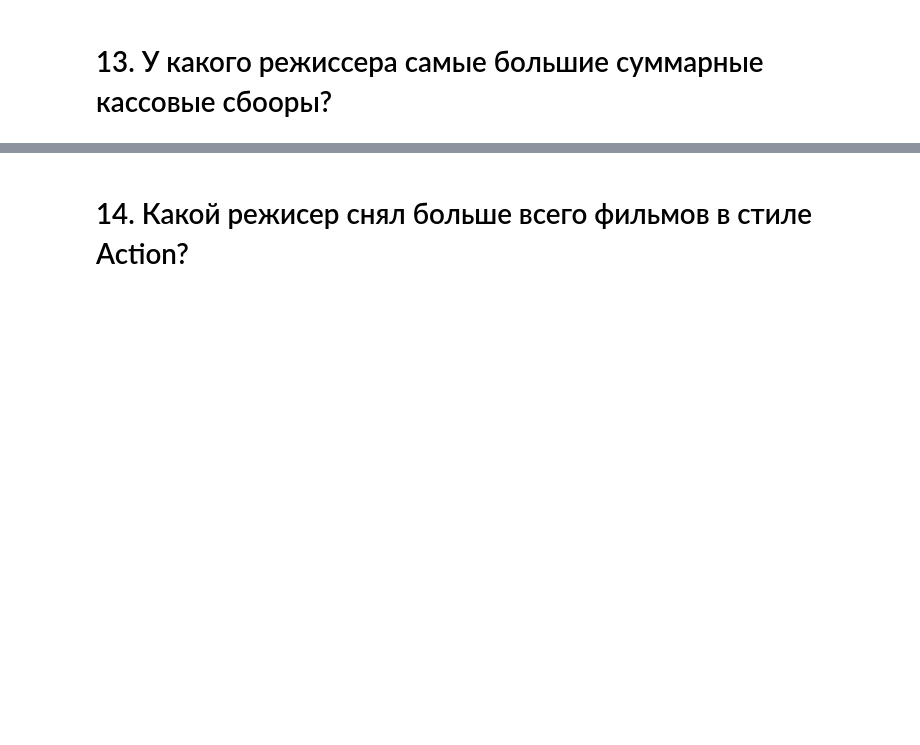
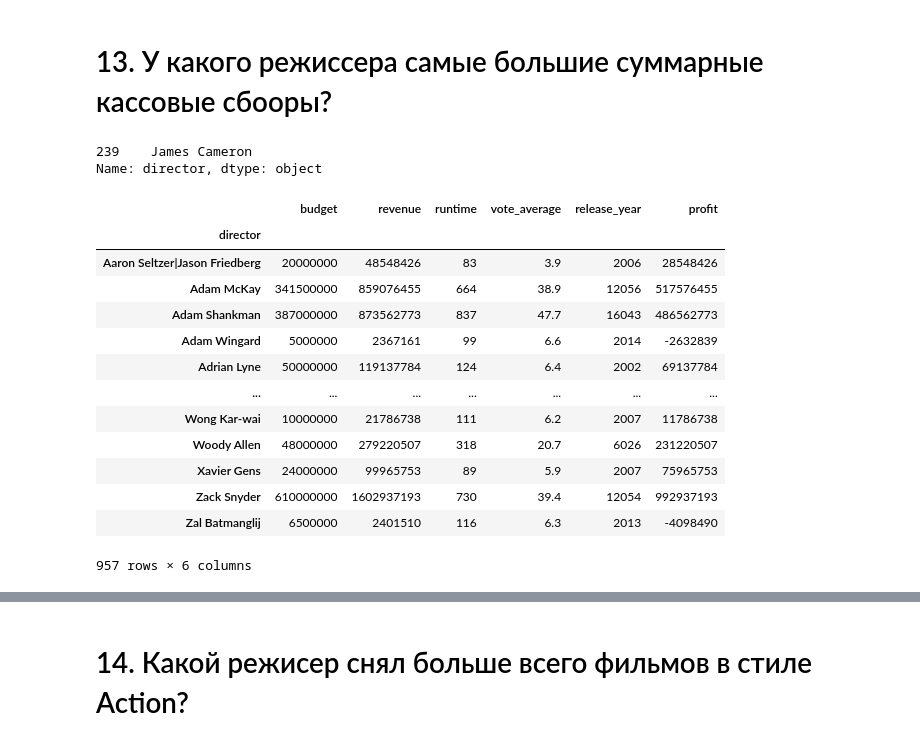
Before and after one commit to aar44i/DataScience, a Jupyter notebook: SkillFactory/Movies_IMBD_v4.1_TEMPLATE.ipynb, the cells around one changed output, grey strips where cells are left out. Cells and saved outputs as stored; diff of their text form; code cells hidden in the pictures; blank space fills up the shorter version.

```diff
--- a/SkillFactory/Movies_IMBD_v4.1_TEMPLATE.ipynb
+++ b/SkillFactory/Movies_IMBD_v4.1_TEMPLATE.ipynb
@@ -240,3 +242,25 @@ answers
  '11': 'Drama'}
 # %% [markdown]
 # 13. У какого режиссера самые большие суммарные кассовые сбооры?
+# %%
+df[df.profit == df.profit.max()].director
+# %% [output]
+239    James Cameron
+Name: director, dtype: object
+# %%
+df.groupby(['director']).sum()
+# %% [output]
+|  | budget | revenue | runtime | vote_average | release_year | profit |
+| director |  |  |  |  |  |  |
+| Aaron Seltzer|Jason Friedberg | 20000000 | 48548426 | 83 | 3.9 | 2006 | 28548426 |
+| Adam McKay | 341500000 | 859076455 | 664 | 38.9 | 12056 | 517576455 |
+| Adam Shankman | 387000000 | 873562773 | 837 | 47.7 | 16043 | 486562773 |
+| Adam Wingard | 5000000 | 2367161 | 99 | 6.6 | 2014 | -2632839 |
+| Adrian Lyne | 50000000 | 119137784 | 124 | 6.4 | 2002 | 69137784 |
+| ... | ... | ... | ... | ... | ... | ... |
+| Wong Kar-wai | 10000000 | 21786738 | 111 | 6.2 | 2007 | 11786738 |
+| Woody Allen | 48000000 | 279220507 | 318 | 20.7 | 6026 | 231220507 |
+| Xavier Gens | 24000000 | 99965753 | 89 | 5.9 | 2007 | 75965753 |
+| Zack Snyder | 610000000 | 1602937193 | 730 | 39.4 | 12054 | 992937193 |
+| Zal Batmanglij | 6500000 | 2401510 | 116 | 6.3 | 2013 | -4098490 |
+957 rows × 6 columns
```
Also changed, not shown: parts of 4 cells of this notebook.
